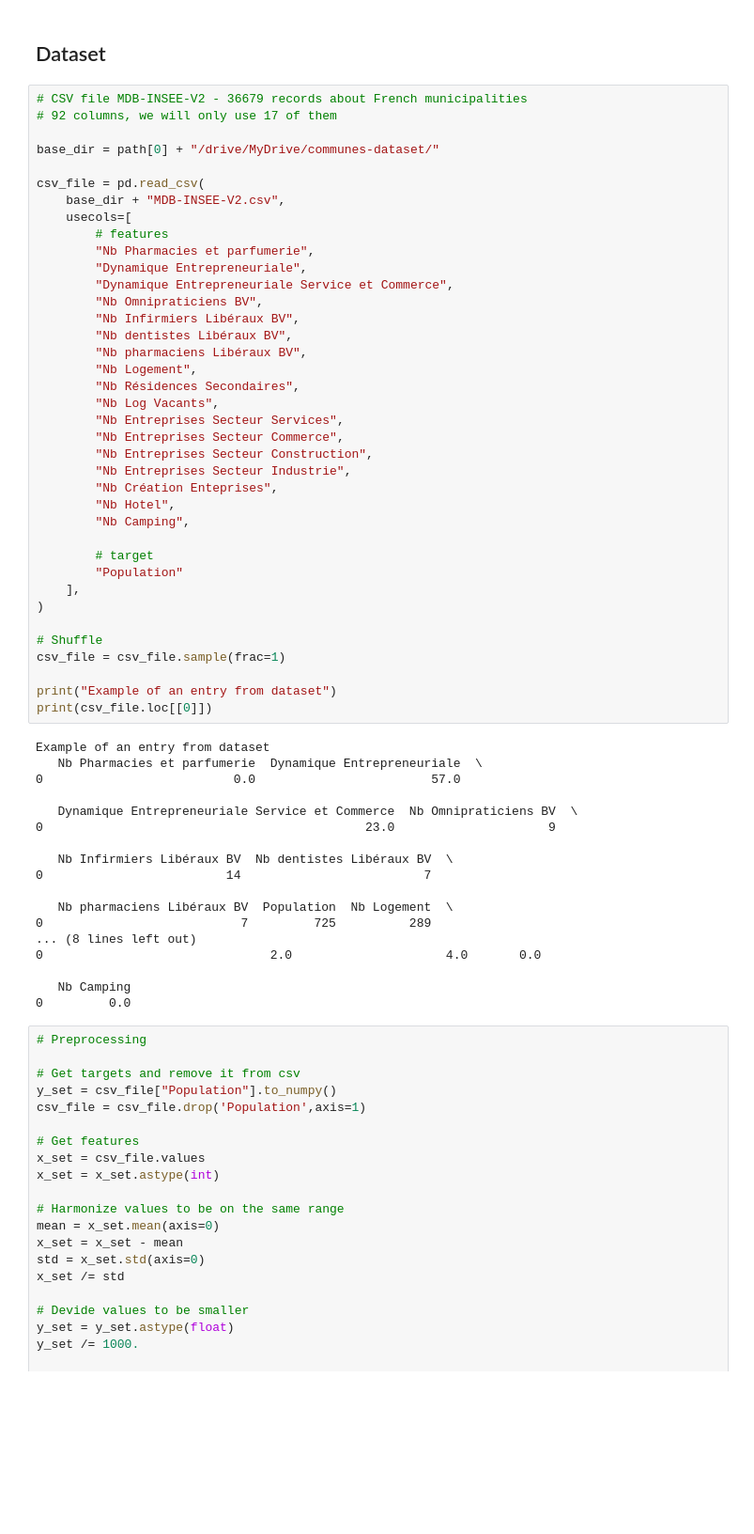
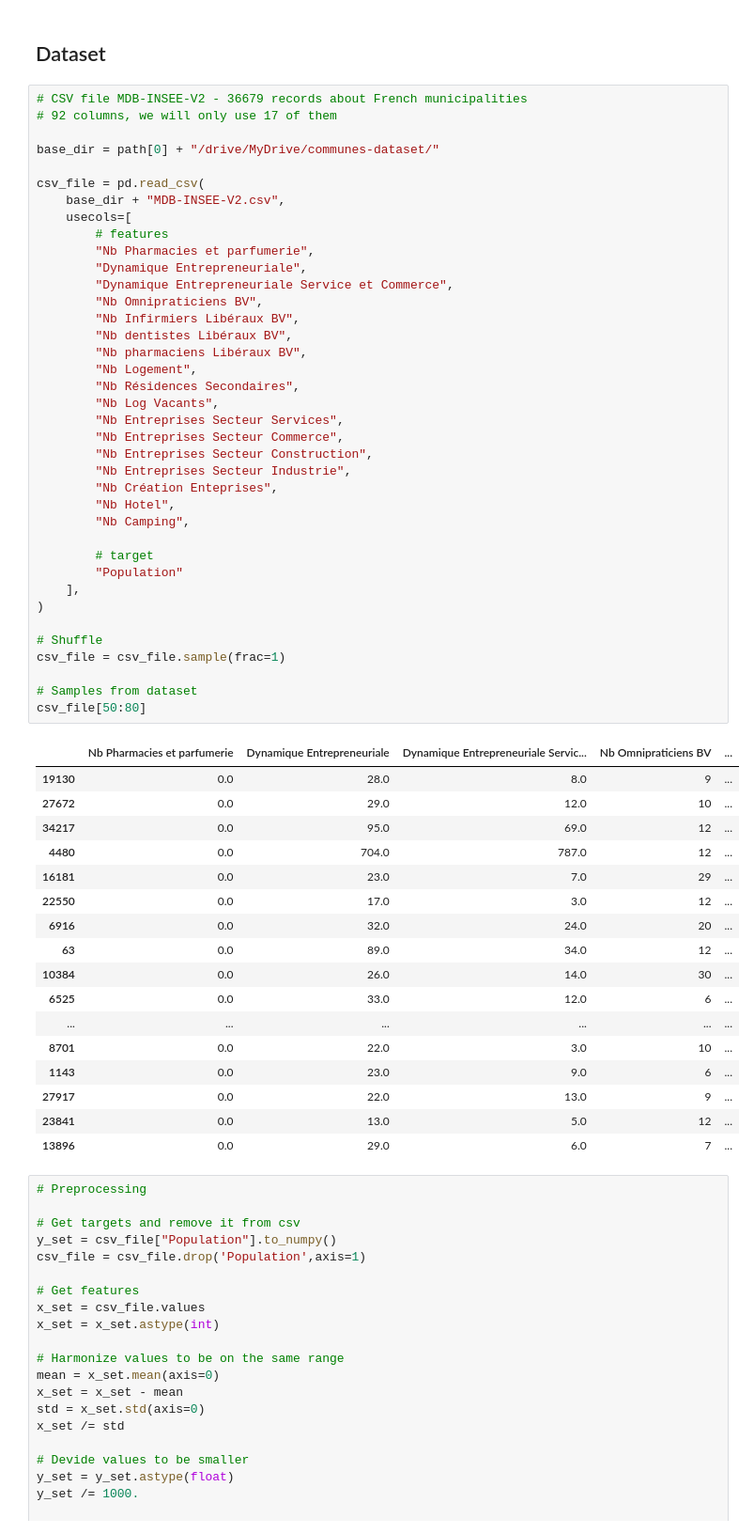
Before and after one commit to geo-tp/Keras-Colaboratory-Models, a Jupyter notebook: population_regression.ipynb, the cells around one changed output. Shown at 94% size. Drawn from its saved outputs; the diff is of its cells as text; blank space fills up the shorter version.

```diff
--- a/population_regression.ipynb
+++ b/population_regression.ipynb
@@ -26,52 +26,52 @@ csv_file = pd.read_csv(
     base_dir + "MDB-INSEE-V2.csv",
     usecols=[
         # features
         "Nb Pharmacies et parfumerie",
         "Dynamique Entrepreneuriale",
         "Dynamique Entrepreneuriale Service et Commerce",
         "Nb Omnipraticiens BV",
         "Nb Infirmiers Libéraux BV",
         "Nb dentistes Libéraux BV",
         "Nb pharmaciens Libéraux BV",
         "Nb Logement",
         "Nb Résidences Secondaires",
         "Nb Log Vacants",
         "Nb Entreprises Secteur Services",
         "Nb Entreprises Secteur Commerce",
         "Nb Entreprises Secteur Construction",
         "Nb Entreprises Secteur Industrie",
         "Nb Création Enteprises",
         "Nb Hotel",
         "Nb Camping",
 
         # target
         "Population"
     ],
 )
 
 # Shuffle
 csv_file = csv_file.sample(frac=1)
 
-print("Example of an entry from dataset")
-print(csv_file.loc[[0]])
+# Samples from dataset
+csv_file[50:80]
 # %% [output]
-Example of an entry from dataset
-   Nb Pharmacies et parfumerie  Dynamique Entrepreneuriale  \
-0                          0.0                        57.0
-
-   Dynamique Entrepreneuriale Service et Commerce  Nb Omnipraticiens BV  \
-0                                            23.0                     9
-
-   Nb Infirmiers Libéraux BV  Nb dentistes Libéraux BV  \
-0                         14                         7
-
-   Nb pharmaciens Libéraux BV  Population  Nb Logement  \
-0                           7         725          289
-... (8 lines left out)
-0                               2.0                     4.0       0.0
-
-   Nb Camping
-0         0.0
+|  | Nb Pharmacies et parfumerie | Dynamique Entrepreneuriale | Dynamique Entrepreneuriale Servic... | Nb Omnipraticiens BV | ... |
+| 19130 | 0.0 | 28.0 | 8.0 | 9 | ... |
+| 27672 | 0.0 | 29.0 | 12.0 | 10 | ... |
+| 34217 | 0.0 | 95.0 | 69.0 | 12 | ... |
+| 4480 | 0.0 | 704.0 | 787.0 | 12 | ... |
+| 16181 | 0.0 | 23.0 | 7.0 | 29 | ... |
+| 22550 | 0.0 | 17.0 | 3.0 | 12 | ... |
+| 6916 | 0.0 | 32.0 | 24.0 | 20 | ... |
+| 63 | 0.0 | 89.0 | 34.0 | 12 | ... |
+| 10384 | 0.0 | 26.0 | 14.0 | 30 | ... |
+| 6525 | 0.0 | 33.0 | 12.0 | 6 | ... |
+| ... | ... | ... | ... | ... | ... |
+| 8701 | 0.0 | 22.0 | 3.0 | 10 | ... |
+| 1143 | 0.0 | 23.0 | 9.0 | 6 | ... |
+| 27917 | 0.0 | 22.0 | 13.0 | 9 | ... |
+| 23841 | 0.0 | 13.0 | 5.0 | 12 | ... |
+| 13896 | 0.0 | 29.0 | 6.0 | 7 | ... |
 # %%
 # Preprocessing
 
```
Also changed, not shown: parts of 2 cells of this notebook.
